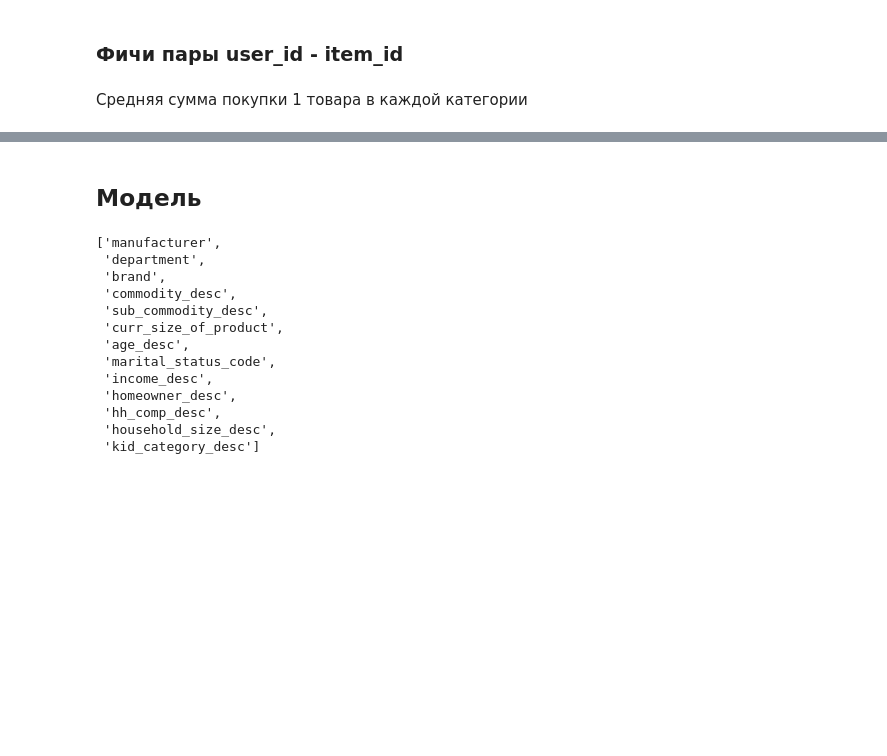
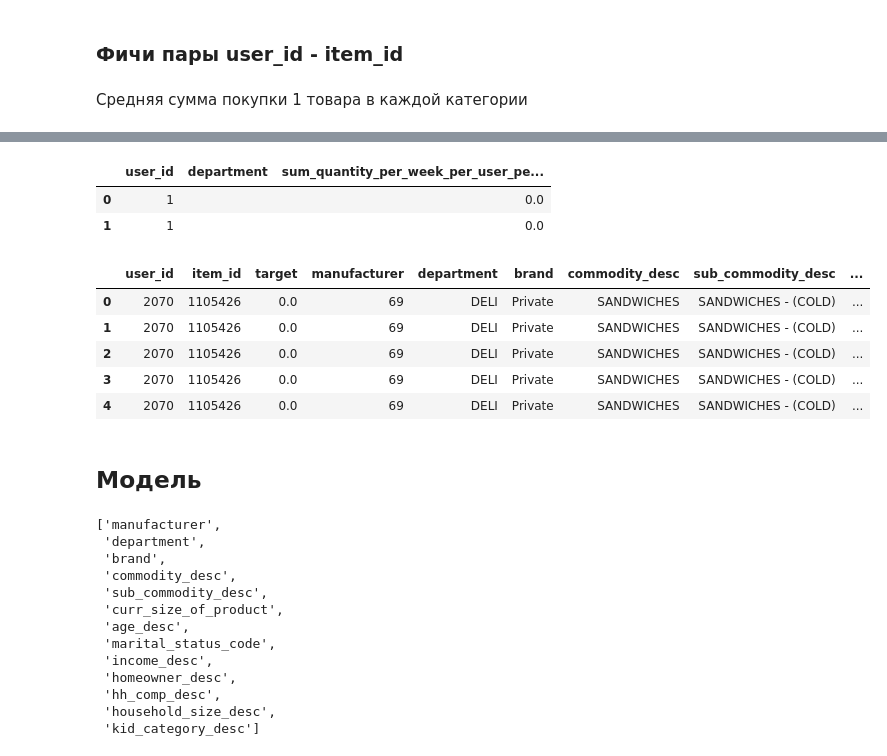
Before and after one commit to ssv273/Recom_systems, a Jupyter notebook: hw_webinar_6.ipynb, the cells around one changed output, grey strips where cells are left out. Cells and saved outputs as stored; diff of their text form; code cells hidden in the pictures; blank space fills up the shorter version.

```diff
--- a/hw_webinar_6.ipynb
+++ b/hw_webinar_6.ipynb
@@ -420,0 +502,4 @@ temp_df.head()
+# %%
+temp_df['sum_quantity_per_week_per_user_per_dept_minus_mean_quantyity_per_week_per_dept'] = \
+    temp_df['sum_quantity_per_week_per_user_per_dept'] - temp_df['mean_quantyity_per_week_per_dept']
+temp_df.head()
@@ -421,3 +519,27 @@ temp_df.head()
+# %%
+temp_df = temp_df[(temp_df['user_id'].isin(targets_lvl_2['user_id'].unique()))]\
+        [['user_id', 'department', 'sum_quantity_per_week_per_user_per_dept_minus_mean_quantyity_per_week_per_dept']]
+temp_df.head(2)
+# %% [output]
+|  | user_id | department | sum_quantity_per_week_per_user_pe... |
+| 0 | 1 |  | 0.0 |
+| 1 | 1 |  | 0.0 |
+# %%
+temp_df = temp_df.groupby(['user_id', 'department'])\
+       .agg({'sum_quantity_per_week_per_user_per_dept_minus_mean_quantyity_per_week_per_dept' : 'mean'})\
+       .reset_index()
+# %%
+targets_lvl_2 = targets_lvl_2.merge(temp_df, on=['user_id', 'department'], how='left')
+# объединяем обучающий датасет и фичи
+# %%
+targets_lvl_2.head()
+# %% [output]
+|  | user_id | item_id | target | manufacturer | department | brand | commodity_desc | sub_commodity_desc | ... |
+| 0 | 2070 | 1105426 | 0.0 | 69 | DELI | Private | SANDWICHES | SANDWICHES - (COLD) | ... |
+| 1 | 2070 | 1105426 | 0.0 | 69 | DELI | Private | SANDWICHES | SANDWICHES - (COLD) | ... |
+| 2 | 2070 | 1105426 | 0.0 | 69 | DELI | Private | SANDWICHES | SANDWICHES - (COLD) | ... |
+| 3 | 2070 | 1105426 | 0.0 | 69 | DELI | Private | SANDWICHES | SANDWICHES - (COLD) | ... |
+| 4 | 2070 | 1105426 | 0.0 | 69 | DELI | Private | SANDWICHES | SANDWICHES - (COLD) | ... |
 # %% [markdown]
 ## Модель
 # %%
```
Also changed, not shown: parts of 30 cells of this notebook.
